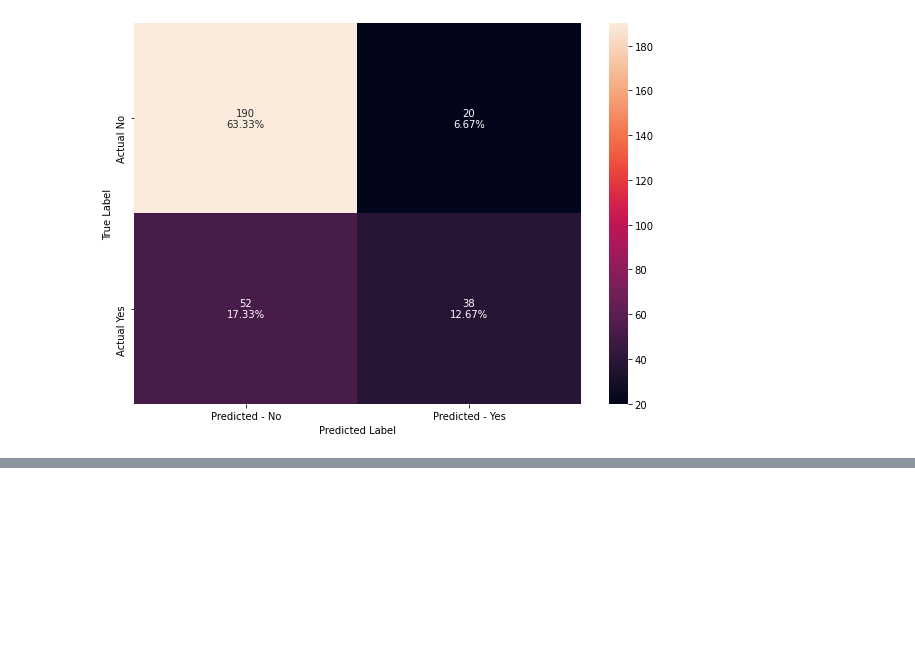
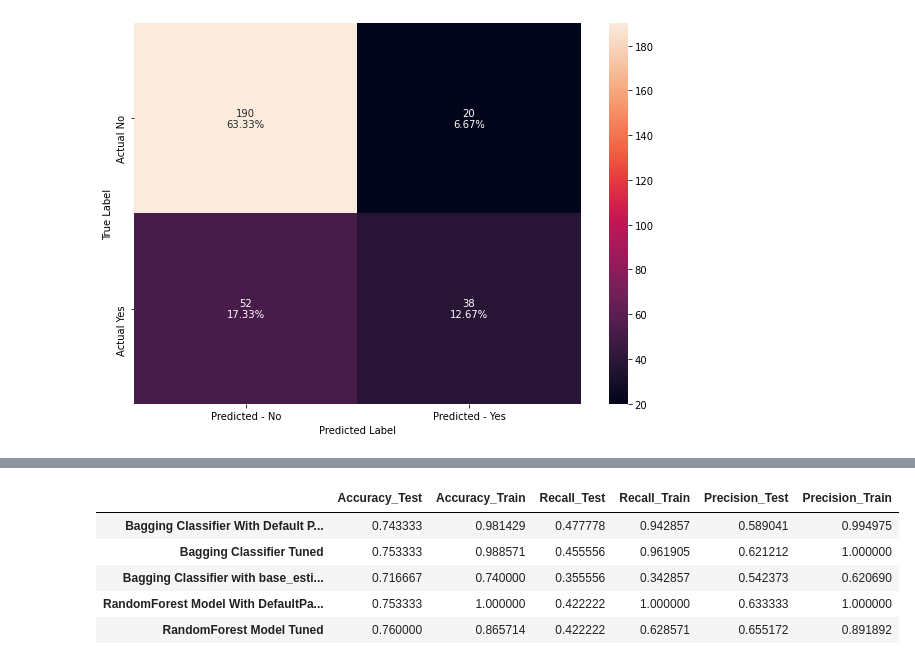
Before and after one commit to lavmot-ms/PG-AIML, a Jupyter notebook: prework/Ensemble Techniques.ipynb, the cells around one changed output, grey strips where cells are left out. Cells and saved outputs as stored; diff of their text form; code cells hidden in the pictures; blank space fills up the shorter version.

```diff
--- a/prework/Ensemble Techniques.ipynb
+++ b/prework/Ensemble Techniques.ipynb
@@ -368,0 +364,9 @@ for model in models:
+# %%
+models = {
+    'Bagging Classifier With Default Params'    : bagging_estimator_model,
+    'Bagging Classifier Tuned'                  : bagging_estimator_tuned_model,
+    'Bagging Classifier with base_estimator=LR' :bagging_estimator_lr_model,
+    'RandomForest Model With DefaultParams'     :randomForest_model,
+    'RandomForest Model Tuned'                  :randomForest_tuned_model,
+    'RandomForest With Class Weights'           :randomForest_weightedScore_model
+}
@@ -368,0 +376,5 @@ for model in models:
+# %%
+scores = None
+for model_name in models:
+    scores = GetMetricsScore(models[model_name])
+    print(f"{model_name} \n {scores}\n\n")
@@ -368,0 +399,15 @@ for model in models:
+# %%
+scores_overview_df = pd.DataFrame(columns=scores.keys())
+
+for model_name in models:
+    scores = GetMetricsScore(models[model_name])
+    scores_overview_df.loc[model_name] = scores
+
+scores_overview_df.head()
+# %% [output]
+|  | Accuracy_Test | Accuracy_Train | Recall_Test | Recall_Train | Precision_Test | Precision_Train |
+| Bagging Classifier With Default P... | 0.743333 | 0.981429 | 0.477778 | 0.942857 | 0.589041 | 0.994975 |
+| Bagging Classifier Tuned | 0.753333 | 0.988571 | 0.455556 | 0.961905 | 0.621212 | 1.000000 |
+| Bagging Classifier with base_esti... | 0.716667 | 0.740000 | 0.355556 | 0.342857 | 0.542373 | 0.620690 |
+| RandomForest Model With DefaultPa... | 0.753333 | 1.000000 | 0.422222 | 1.000000 | 0.633333 | 1.000000 |
+| RandomForest Model Tuned | 0.760000 | 0.865714 | 0.422222 | 0.628571 | 0.655172 | 0.891892 |
```
Also changed, not shown: parts of 12 cells of this notebook.
